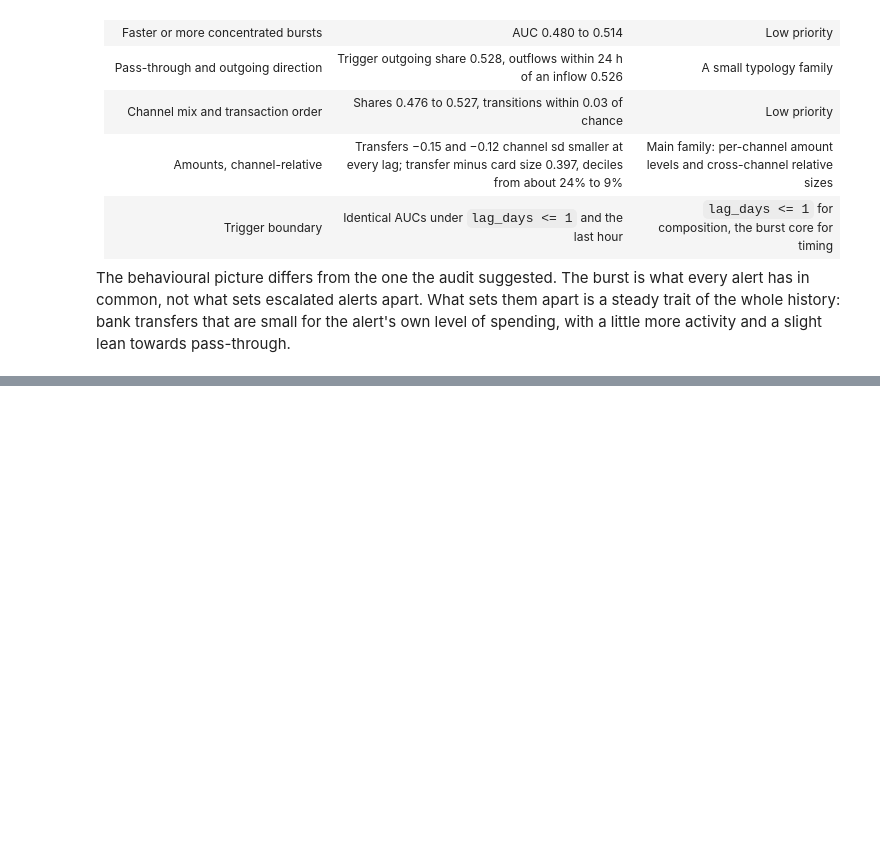
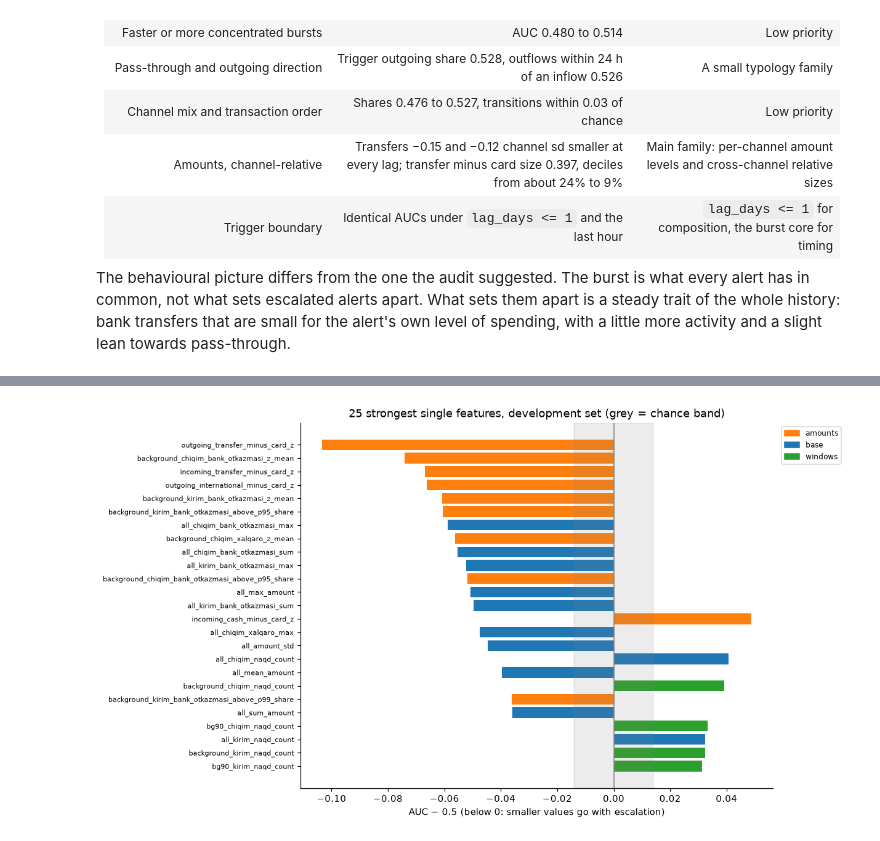
Before and after one commit to dilshodazamjonov/WuitHackathonRYM, a Jupyter notebook: notebooks/solution.ipynb, the cells around one changed output, grey strips where cells are left out. Cells and saved outputs as stored; diff of their text form; code cells hidden in the pictures; blank space fills up the shorter version.

```diff
--- a/notebooks/solution.ipynb
+++ b/notebooks/solution.ipynb
@@ -1665,15 +1670,20 @@ Order is not random. Consecutive transactions repeat their channel more often th
 Amounts are compared on each channel's own scale: every transaction's index is standardized by the mean and standard deviation of its direction × type channel, taken from train and test transactions together without labels. For each channel the per-alert background mean is compared between the classes, with the share above the channel's own 95th percentile as a second view.
 # %%
 def channel_stats(*ms):
-    a = pd.concat([m[["dir_type", VAL]] for m in ms], ignore_index=True)
+    a = pd.concat([m[["dir_type", "tranzaksiya_turi", VAL]] for m in ms], ignore_index=True)
     g = a.groupby("dir_type", observed=False)[VAL]
-    return pd.DataFrame({"mean": g.mean(), "std": g.std(), "p95": g.quantile(0.95), "p99": g.quantile(0.99)})
+    ch = pd.DataFrame({"mean": g.mean(), "std": g.std(), "p95": g.quantile(0.95), "p99": g.quantile(0.99)})
+    cap = a.groupby("tranzaksiya_turi", observed=True)[VAL].max()
+    ch["cap"] = [cap[t.split("_", 1)[1]] for t in ch.index]
+    return ch
 
 
 def add_amount_cols(m, ch):
     code, v = m["dir_type"].cat.codes.to_numpy(), m[VAL].to_numpy()
     m["channel_z"] = (v - ch["mean"].to_numpy()[code]) / ch["std"].to_numpy()[code]
     m["above_p95"] = v > ch["p95"].to_numpy()[code]
+    m["above_p99"] = v > ch["p99"].to_numpy()[code]
+    m["at_cap"] = v >= ch["cap"].to_numpy()[code]
     return m
 
 
@@ -1837,0 +1953,10 @@ The behavioural picture differs from the one the audit suggested. The burst is w
+# %%
+FAMILY_ORDER = ["amounts", "windows", "typology", "trigger", "mix", "compression", "rhythm", "sequence", "context"]
+FAMILY_COLORS = dict(zip(["base", *FAMILY_ORDER], plt.cm.tab10.colors))
+
+X_tr, FAMILY = build_features(tr_m, tr_sig, X0_tr)
+X_tr = X_tr.loc[:, (X_tr.nunique(dropna=False) > 1) & ~X_tr.T.duplicated()]
+X_te = build_features(te_m, te_sig, X0_te)[0][X_tr.columns]
+X_dev = X_tr.iloc[dev_idx].reset_index(drop=True)
+assert len(X_tr) == len(tr_sig) and len(X_te) == len(te_sig)
+X_tr.shape, X_te.shape, pd.Series(FAMILY).reindex(X_tr.columns).value_counts().to_dict()
@@ -1837,0 +1984,31 @@ The behavioural picture differs from the one the audit suggested. The burst is w
+# %%
+def information_value(x, y, bins=10):
+    b = pd.qcut(x.rank(method="first"), bins, labels=False).fillna(-1)
+    t = pd.crosstab(b, y) + 0.5
+    bad, good = t[1] / t[1].sum(), t[0] / t[0].sum()
+    return float(((bad - good) * np.log(bad / good)).sum())
+
+
+screen = univariate_auc(X_dev, y_dev, folds)
+screen["iv"] = [information_value(X_dev[c], y_dev) for c in X_dev.columns]
+screen["family"] = screen.index.map(FAMILY)
+screen["strength"] = (screen["auc"] - 0.5).abs()
+screen = screen.sort_values("strength", ascending=False)
+
+top = screen.head(25).iloc[::-1]
+fig, ax = plt.subplots(figsize=(9, 7))
+ax.barh(top.index, top["auc"] - 0.5, color=[FAMILY_COLORS[f] for f in top["family"]])
+ax.axvspan(-1.96 * AUC_SE, 1.96 * AUC_SE, color="grey", alpha=0.15)
+ax.axvline(0, c="grey", lw=1)
+ax.tick_params(axis="y", labelsize=7)
+ax.set(title="25 strongest single features, development set (grey = chance band)", xlabel="AUC − 0.5 (below 0: smaller values go with escalation)")
+fams = list(dict.fromkeys(top["family"][::-1]))
+ax.legend([plt.Rectangle((0, 0), 1, 1, color=FAMILY_COLORS[f]) for f in fams], fams, fontsize=8, loc="upper left", bbox_to_anchor=(1.01, 1))
+save_fig(
+    fig,
+    "F14_univariate_ranking",
+    "The strongest single features are channel-relative amounts: outgoing transfer minus outgoing card size leads (AUC 0.397, folds 0.375-0.430) and 20 of the 30 amounts features lie outside the chance band. One direction is new: incoming cash that is large for the alert's own card level goes with escalation (0.549), as do more outgoing cash transactions (0.541). No feature comes near a leak (highest IV 0.13).",
+    "Amounts lead the ablation; no leakage check is needed.",
+)
+# %% [output]
+[figure, added]
```
Also changed, not shown: parts of 52 cells of this notebook, 6 other files.
